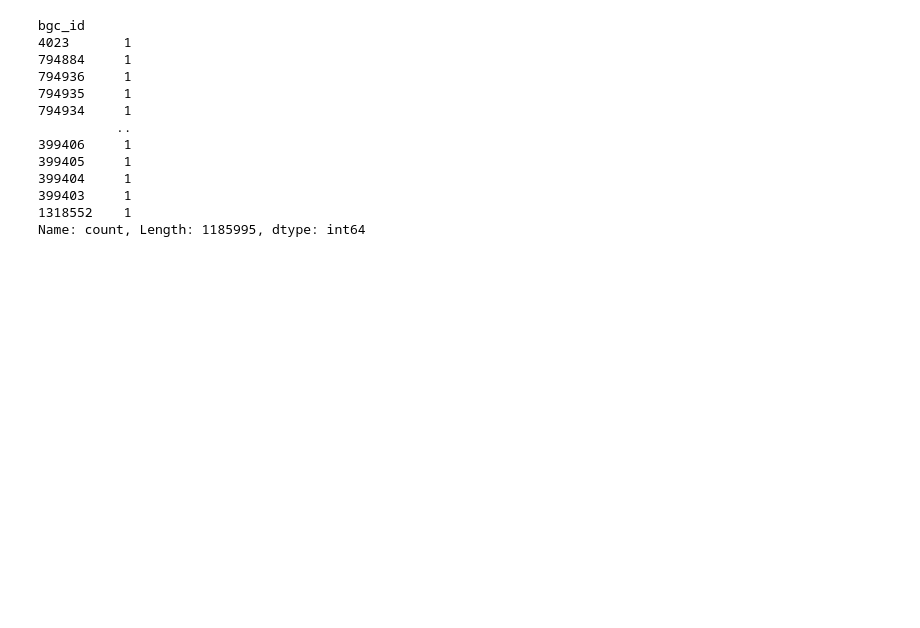
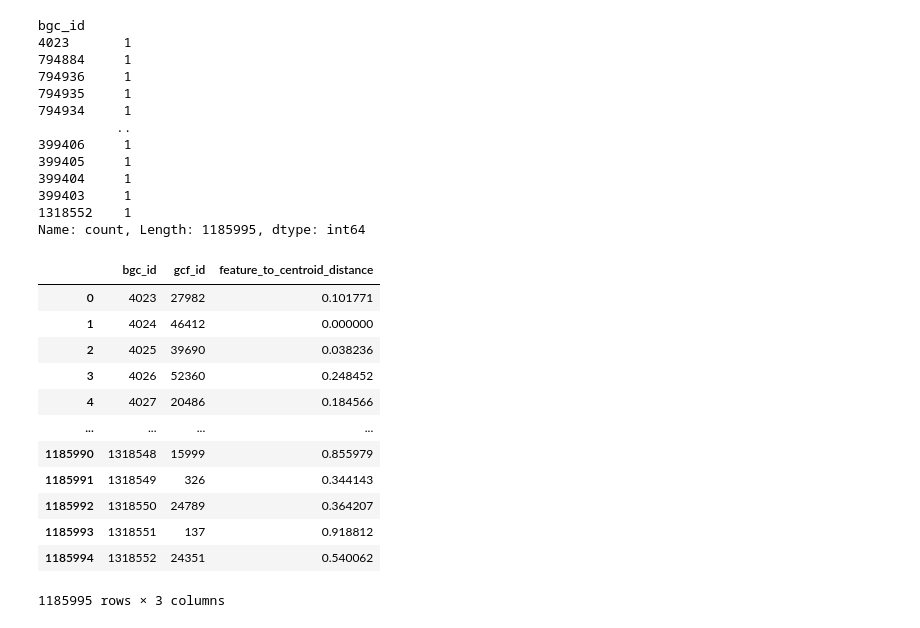
Before and after one commit to SinaBerkGolech/Metabolomics_Seminar_Topic_10, a Jupyter notebook: Additional_Efforts/Additional_Efforts.ipynb, the cells around one changed output. Saved outputs shown, nothing was run; the diff lists cells and outputs as text; code cells hidden in the pictures; blank space fills up the shorter version.

```diff
--- a/Additional_Efforts/Additional_Efforts.ipynb
+++ b/Additional_Efforts/Additional_Efforts.ipynb
@@ -4,7 +4,7 @@ import pandas as pd
 # %%
-STable1 = pd.read_csv("STable1_all_genomes_info.tsv", sep="|")
-STable2 = pd.read_csv("STable2_BiG-SLICE_t0.4_GCF_assignment.csv", sep=",")
-STable3 = pd.read_csv("STable3_BiG-SLICE_t0.5_GCF_assignment.csv", sep=",")
-STable4 = pd.read_csv("STable4_BiG-SLICE_t0.6_GCF_assignment.csv", sep=",")
-STable5 = pd.read_csv("STable5_BiG-SLICE_t0.7_GCF_assignment.csv", sep=",")
+STable1: DataFrame = pd.read_csv("STable1_all_genomes_info.tsv", sep="|")
+STable2: DataFrame = pd.read_csv("STable2_BiG-SLICE_t0.4_GCF_assignment.csv", sep=",")
+STable3: DataFrame = pd.read_csv("STable3_BiG-SLICE_t0.5_GCF_assignment.csv", sep=",")
+STable4: DataFrame = pd.read_csv("STable4_BiG-SLICE_t0.6_GCF_assignment.csv", sep=",")
+STable5: DataFrame = pd.read_csv("STable5_BiG-SLICE_t0.7_GCF_assignment.csv", sep=",")
 # %%
@@ -393,3 +336,19 @@ bgc_id
 399403     1
 1318552    1
 Name: count, Length: 1185995, dtype: int64
+# %%
+STable2
+# %% [output]
+|  | bgc_id | gcf_id | feature_to_centroid_distance |
+| 0 | 4023 | 27982 | 0.101771 |
+| 1 | 4024 | 46412 | 0.000000 |
+| 2 | 4025 | 39690 | 0.038236 |
+| 3 | 4026 | 52360 | 0.248452 |
+| 4 | 4027 | 20486 | 0.184566 |
+| ... | ... | ... | ... |
+| 1185990 | 1318548 | 15999 | 0.855979 |
+| 1185991 | 1318549 | 326 | 0.344143 |
+| 1185992 | 1318550 | 24789 | 0.364207 |
+| 1185993 | 1318551 | 137 | 0.918812 |
+| 1185994 | 1318552 | 24351 | 0.540062 |
+1185995 rows × 3 columns
```
Also changed, not shown: parts of 26 cells of this notebook, 3 other files.
